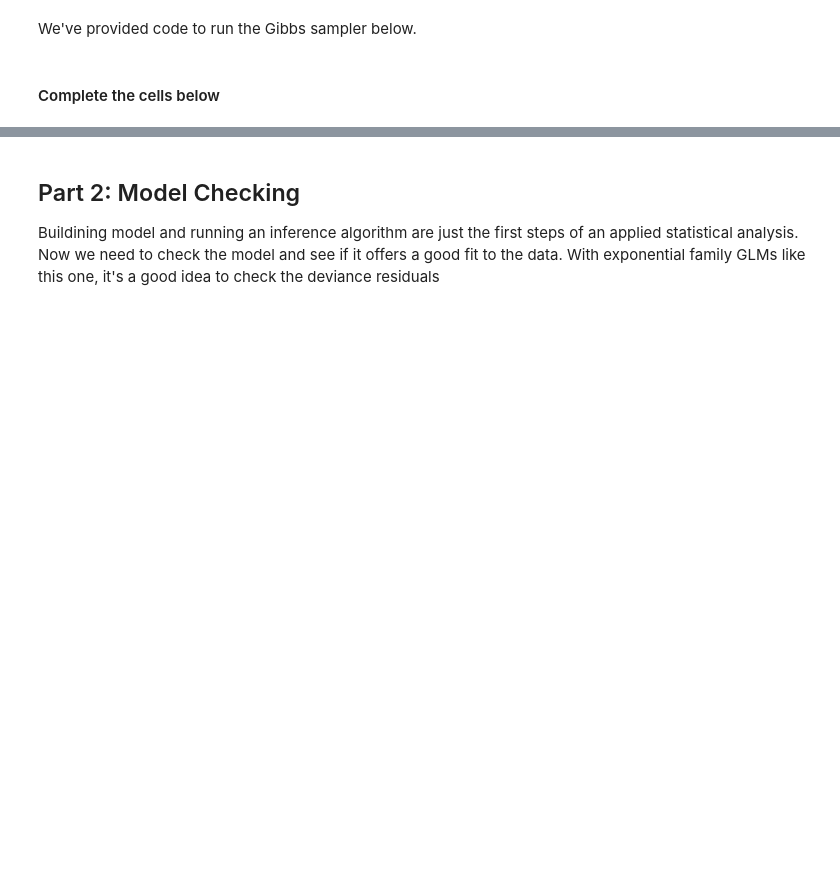
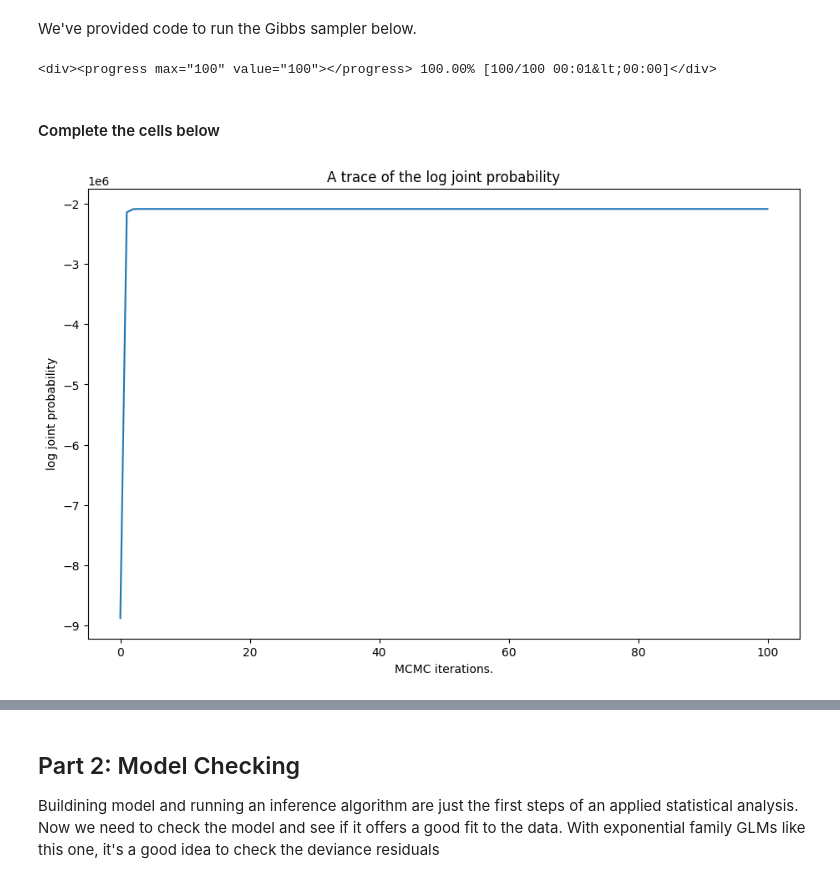
Before and after one commit to Zane-Liao/stats305b, a Jupyter notebook: hw2.ipynb, the cells around one changed output, grey strips where cells are left out. Saved outputs shown, nothing was run; the diff lists cells and outputs as text; code cells hidden in the pictures; blank space fills up the shorter version.

```diff
--- a/hw2.ipynb
+++ b/hw2.ipynb
@@ -583,7 +583,7 @@ class BinomialGLM:
         self.prior_mean = prior_mean
         self.prior_cov = prior_cov
 
-    def log_prob(self,
+    def _log_prob(self,
                  y: Float[Tensor, "num_datapoints"],
                  N: Float[Tensor, "num_datapoitns"],
                  X: Float[Tensor, "num_datapoints num_features"],
@@ -593,7 +593,8 @@ class BinomialGLM:
         Compute the log joint probability of the parameters and responses.
         """
         # TODO
-        lp = ...
+        # $\log p(y, \beta \mid X) = \log p(y \mid \beta, X) + \log p(\beta)$
+        lp = MultivariateNormal(self.prior_mean, self.prior_cov).log_prob(beta) + Binomial(N, torch.sigmoid(X @ beta)).log_prob(y).sum()
         return lp
 
     def _gibbs_update_beta(self,
@@ -606,7 +607,9 @@ class BinomialGLM:
         Sample the conditional distribution of beta
         """
         # TODO
-        betas = ...
+        f = self.prior_cov.inverse() @ self.prior_mean + X.T @ (y - N / 2)
+        Q = self.prior_cov.inverse() + X.T @ omegas.diagflat() @ X
+        betas = MultivariateNormal(Q.inverse() @ f, Q.inverse()).sample()
         return betas
 
     def _gibbs_update_omegas(self,
@@ -618,7 +621,9 @@ class BinomialGLM:
         Sample the PG conditional.
         """
         # TODO
-        omegas = ...
+        b = N
+        c = X @ betas
+        omegas = sample_pg(b, c)
         return omegas
 
     def gibbs(self,
@@ -632,13 +637,13 @@ class BinomialGLM:
         Run a Gibbs sampler to sample from the posterior.
         """
         betas = init_beta
-        lp = self.log_prob(y, N, X, betas)
+        lp = self._log_prob(y, N, X, betas)
         samples = [dict(betas=betas, lp=lp)]
 
         for itr in progress_bar(range(num_iters)):
             omegas = self._gibbs_update_omegas(N, X, betas)
             betas = self._gibbs_update_beta(y, N, X, omegas)
-            lp = self.log_prob(y, N, X, betas)
+            lp = self._log_prob(y, N, X, betas)
             samples.append(dict(betas=betas, lp=lp))
 
         # Combine the samples
@@ -688,5 +693,7 @@ X = torch.tensor(covariates.values.astype(float)).float()
 glm_samples = glm.gibbs(y, N, X,
                         init_beta=torch.zeros(num_features),
                         num_iters=100)
+# %% [output]
+<div><progress max="100" value="100"></progress> 100.00% [100/100 00:01&lt;00:00]</div>
 # %% [markdown]
 #### Complete the cells below
@@ -701,0 +700,11 @@ glm_samples = glm.gibbs(y, N, X,
+# %%
+# Plot log probs
+# TODO
+plt.figure(figsize=(11, 7))
+plt.plot(glm_samples["lp"])
+plt.xlabel("MCMC iterations.")
+plt.ylabel("log joint probability")
+plt.title("A trace of the log joint probability")
+plt.show()
+# %% [output]
+[figure, added]
```
Also changed, not shown: parts of 11 cells of this notebook.
